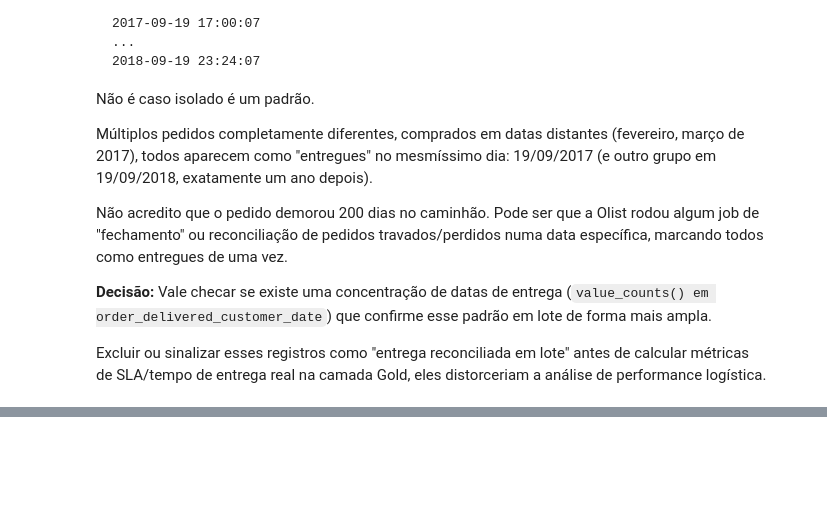
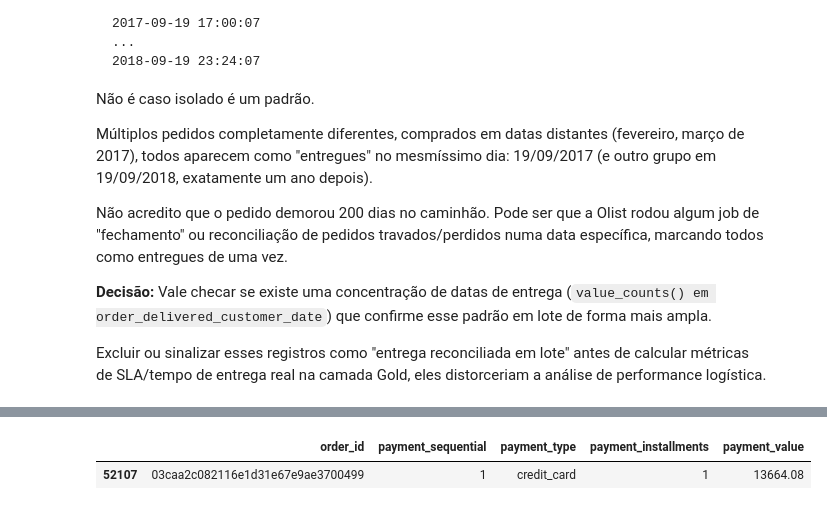
Before and after one commit to RegiMaria/ETL-Olist-E-commerce, a Jupyter notebook: notebooks/01_eda.ipynb, the cells around one changed output, grey strips where cells are left out. Saved outputs shown, nothing was run; the diff lists cells and outputs as text; code cells hidden in the pictures; blank space fills up the shorter version.

```diff
--- a/notebooks/01_eda.ipynb
+++ b/notebooks/01_eda.ipynb
@@ -304,0 +323,7 @@ Excluir ou sinalizar esses registros como "entrega reconciliada em lote" antes d
+# %%
+# Ver quantas parcelas esse pedido teve, e o valor total do pedido
+maior_pagamento = payments.sort_values("payment_value", ascending=False).iloc[0]
+payments[payments["order_id"] == maior_pagamento["order_id"]]
+# %% [output]
+|  | order_id | payment_sequential | payment_type | payment_installments | payment_value |
+| 52107 | 03caa2c082116e1d31e67e9ae3700499 | 1 | credit_card | 1 | 13664.08 |
```
Also changed, not shown: parts of 3 cells of this notebook.
